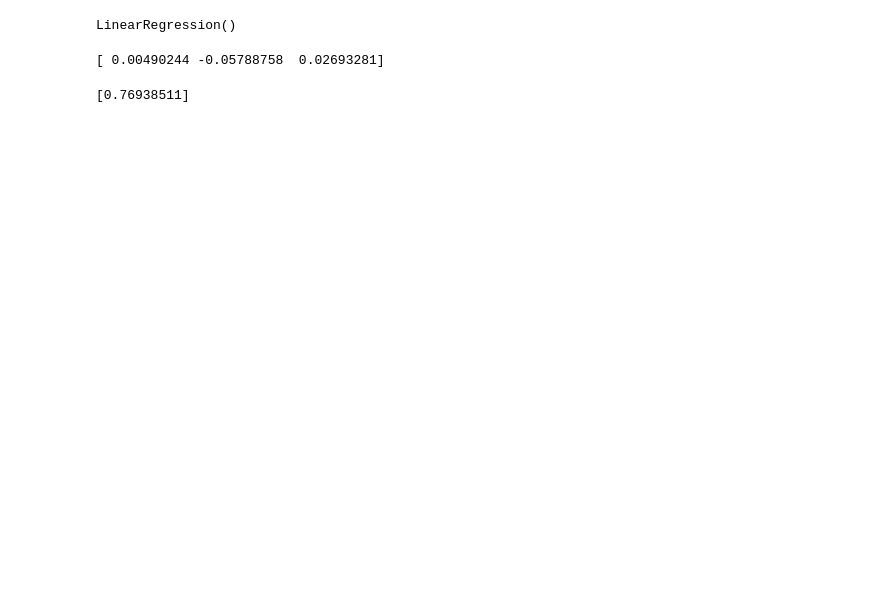
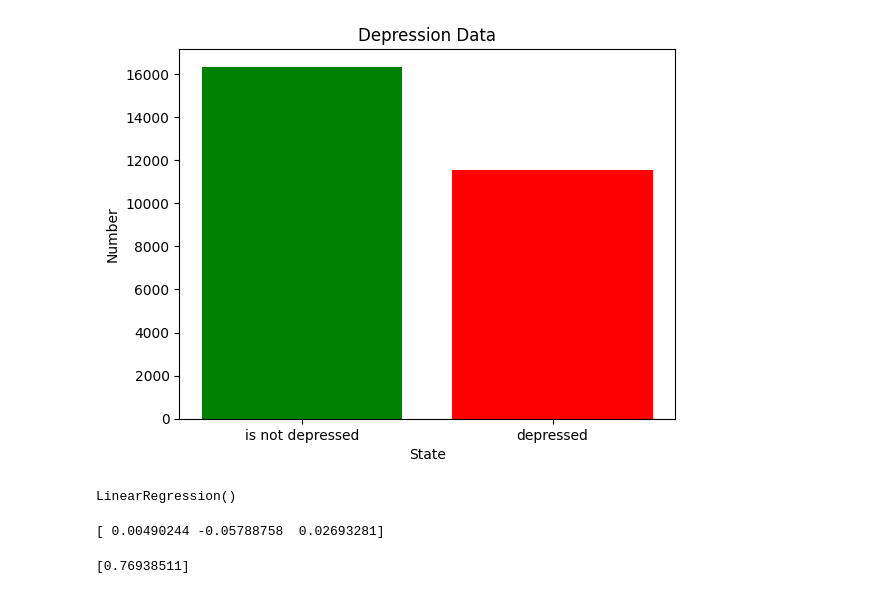
Before and after one commit to rodneymbasu254/LearningManagementAI, a Jupyter notebook: DepressionModel.ipynb, the cells around one changed output. Cells and saved outputs as stored; diff of their text form; code cells hidden in the pictures; blank space fills up the shorter version.

```diff
--- a/DepressionModel.ipynb
+++ b/DepressionModel.ipynb
@@ -21,3 +29,8 @@ data.head(10)
 # %%
-data.describe()
+IsDepressed = data['Depression'].value_counts()
+plt.title("Depression Data")
+plt.xlabel("State")
+plt.ylabel("Number")
+plt.bar(['is not depressed', 'depressed'], IsDepressed, color =['green', 'red'])
+plt.show()
 # %% [output]
@@ -33,3 +37,4 @@ data.describe()
+[figure, added]
 # %%
 y = data['Depression']
 X = data[['CGPA', 'Study Satisfaction', 'Work/Study Hours']]
```
Also changed, not shown: parts of 5 cells of this notebook.
